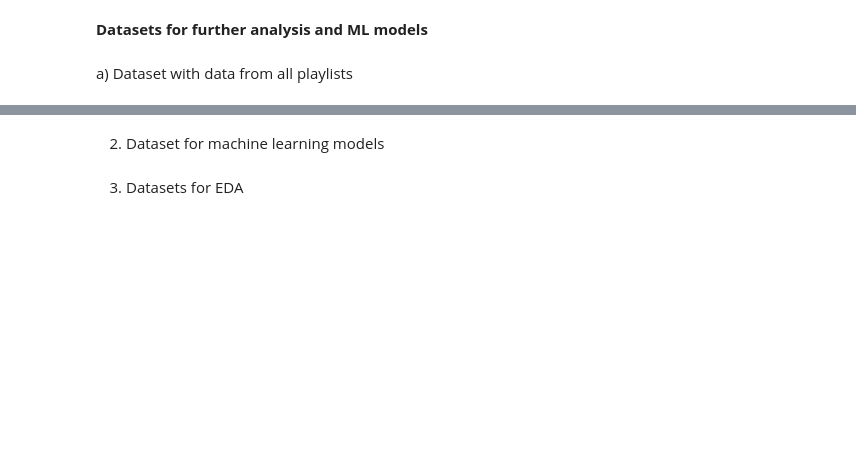
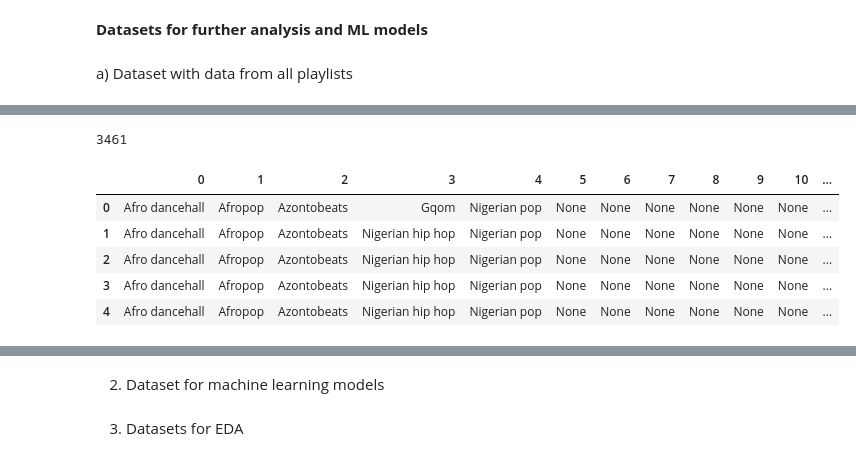
Before and after one commit to agnieszka-aga/SpotifyData_EDA_ML, a Jupyter notebook: MySpotifyData_DataPreparation.ipynb, the cells around one changed output, grey strips where cells are left out. Saved outputs shown, nothing was run; the diff lists cells and outputs as text; code cells hidden in the pictures; blank space fills up the shorter version.

```diff
--- a/MySpotifyData_DataPreparation.ipynb
+++ b/MySpotifyData_DataPreparation.ipynb
@@ -328,7 +570,7 @@ Index(['index', 'trackName', 'artistName', 'albumName', 'trackDuration',
 # 'albumType' / 'albumPopularity'
 
 
-All_songs_clean = All_songs.drop(columns=["albumName",
+All_songs_cleaned1 = All_songs.drop(columns=["albumName",
                             "trackNumber",
                             "addedBy",
                             "albumArtistsNames",
@@ -368,0 +631,3 @@ len(All_songs_clean)
+# %%
+All_songs_cleaned2 = All_songs_cleaned1.drop_duplicates(subset=["artistName", "trackName"], keep="first")
+All_songs_cleaned2.shape
@@ -368,0 +658,4 @@ len(All_songs_clean)
+# %%
+# Remove rows without "artistName" -> I can do that because all rows without an artist name are local files
+All_songs_cleaned2.dropna(axis=0, subset=["artistName"], inplace=True)
+All_songs_cleaned2.info()
@@ -368,0 +695,4 @@ len(All_songs_clean)
+# %%
+# Remove all local data -> there is no information about this data that can be used for further analysis
+All_songs_cleaned3 = All_songs_cleaned2[All_songs_cleaned2["isLocal"]=="stream"]
+All_songs_cleaned3.info()
@@ -368,0 +759,13 @@ len(All_songs_clean)
+# %%
+All_songs_cleaned3_Genres = All_songs_cleaned3["artistGenres"].str.split(",", expand=True)
+print(len(All_songs_cleaned3_Genres))
+All_songs_cleaned3_Genres.head()
+# up to 16 different genres for some songs!
+# %% [output]
+3461
+|  | 0 | 1 | 2 | 3 | 4 | 5 | 6 | 7 | 8 | 9 | 10 | ... |
+| 0 | Afro dancehall | Afropop | Azontobeats | Gqom | Nigerian pop | None | None | None | None | None | None | ... |
+| 1 | Afro dancehall | Afropop | Azontobeats | Nigerian hip hop | Nigerian pop | None | None | None | None | None | None | ... |
+| 2 | Afro dancehall | Afropop | Azontobeats | Nigerian hip hop | Nigerian pop | None | None | None | None | None | None | ... |
+| 3 | Afro dancehall | Afropop | Azontobeats | Nigerian hip hop | Nigerian pop | None | None | None | None | None | None | ... |
+| 4 | Afro dancehall | Afropop | Azontobeats | Nigerian hip hop | Nigerian pop | None | None | None | None | None | None | ... |
```
Also changed, not shown: parts of 69 cells of this notebook, 1 other file.
